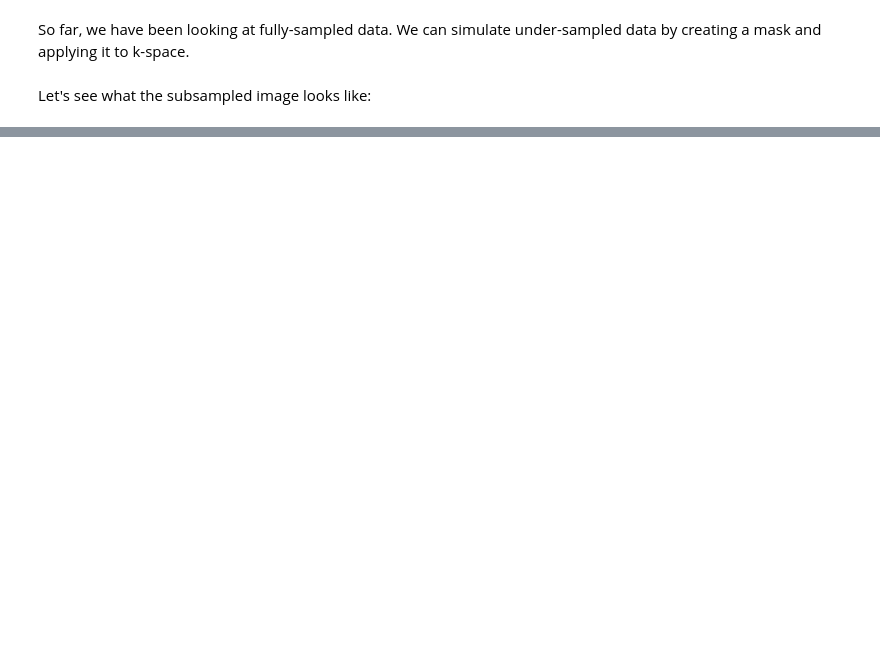
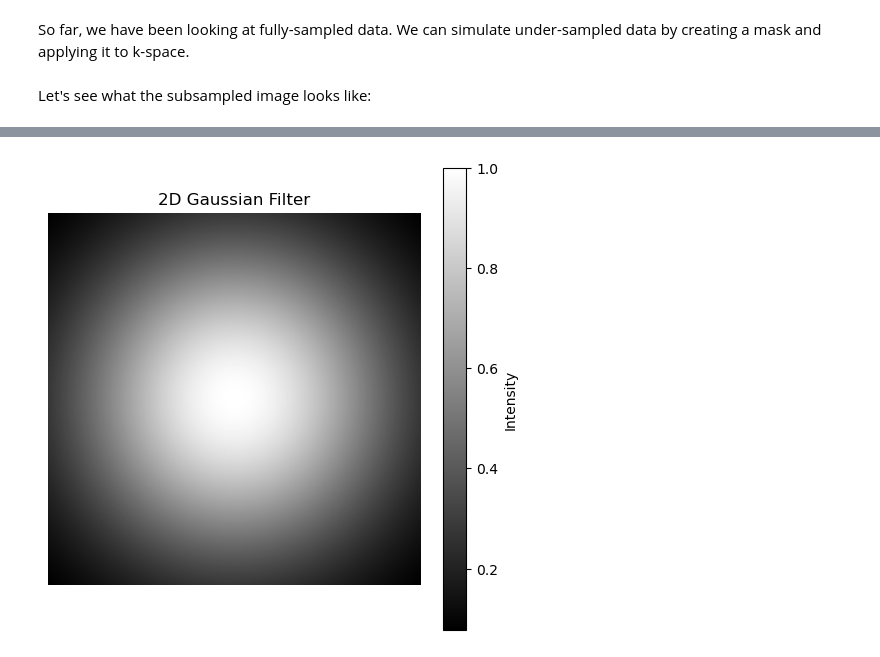
Before and after one commit to mdas64/fastMRI, a Jupyter notebook: fastMRI_tutorial.ipynb, the cells around one changed output, grey strips where cells are left out. Cells and saved outputs as stored; diff of their text form; code cells hidden in the pictures; blank space fills up the shorter version.

```diff
--- a/fastMRI_tutorial.ipynb
+++ b/fastMRI_tutorial.ipynb
@@ -104,0 +197,31 @@ plt.imshow(np.abs(sampled_image_rss.numpy()), cmap='gray')
+# %%
+import numpy as np
+import matplotlib.pyplot as plt
+from scipy.stats import multivariate_normal
+
+# Define filter size and standard deviation
+size = 320  # Size of the filter (100x100 pixels)
+sigma = 100  # Standard deviation (controls blurriness)
+
+# Create coordinate grid
+x, y = np.meshgrid(np.linspace(-size//2, size//2, size), np.linspace(-size//2, size//2, size))
+
+# Compute 2D Gaussian function
+gaussian = np.exp(-(x**2 + y**2) / (2 * sigma**2))
+
+# Normalize to range [0, 1]
+gaussian /= gaussian.max()
+
+# Plot the Gaussian filter
+plt.figure(figsize=(6, 6))
+plt.imshow(gaussian, cmap='gray')
+plt.colorbar(label="Intensity")
+plt.title("2D Gaussian Filter")
+plt.axis("off")
+plt.show()
+
+# Print the filter as a matrix
+# np.set_printoptions(precision=3, suppress=True)
+# print(gaussian)
+# %% [output]
+[figure, added]
```
Also changed, not shown: parts of 12 cells of this notebook, 8 other files.
